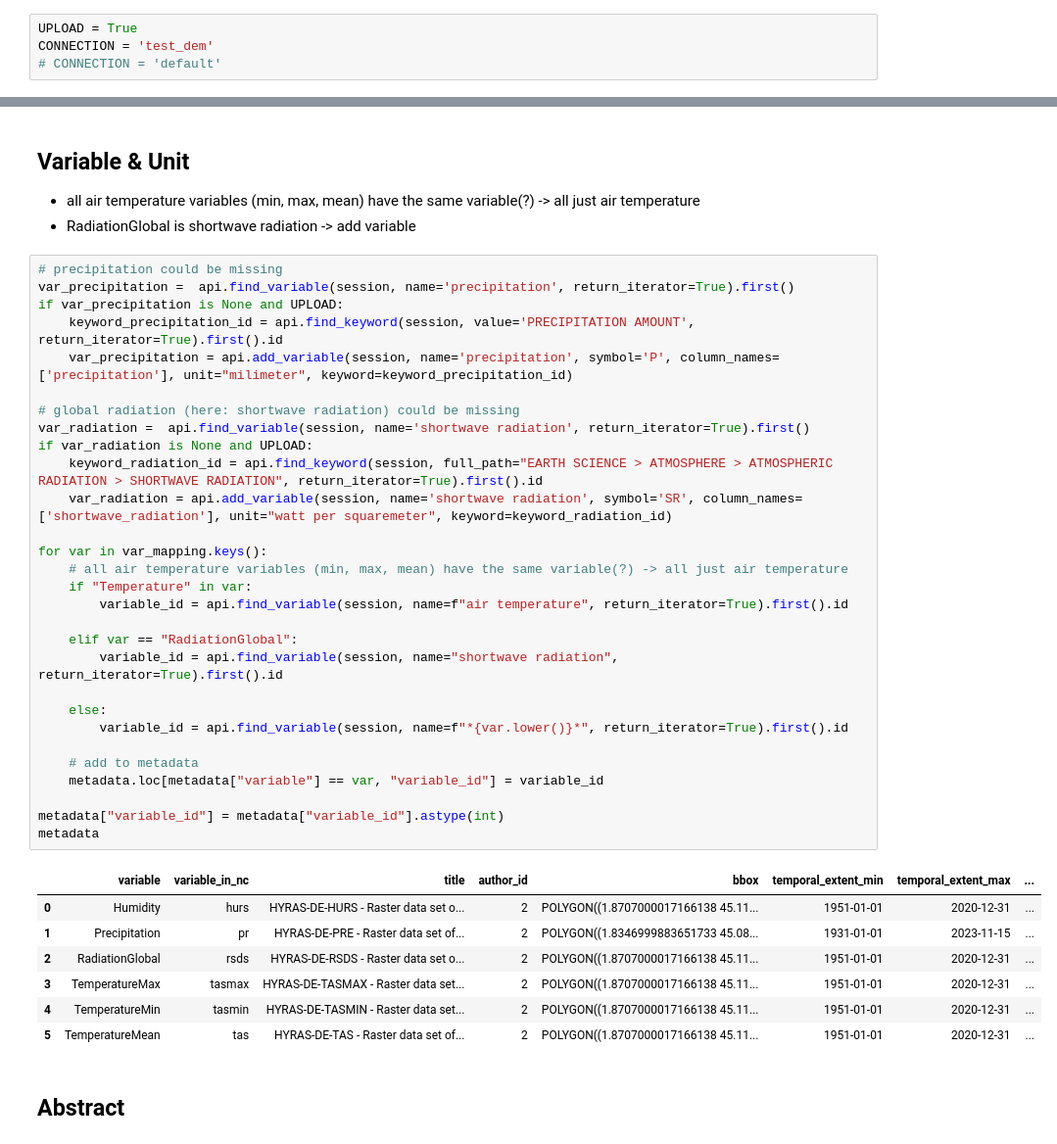
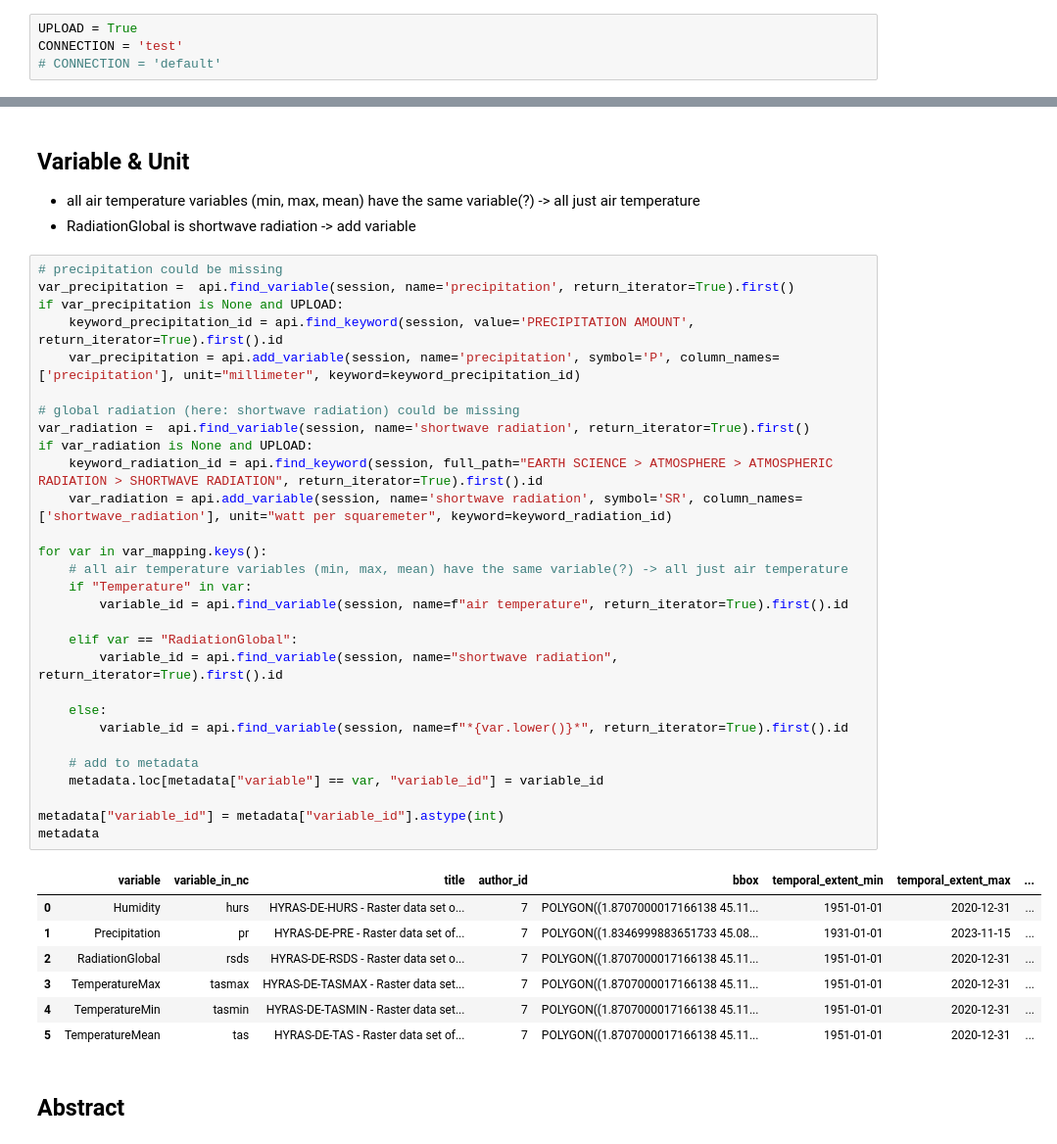
Before and after one commit to VForWaTer/scripts, a Jupyter notebook: hyras/upload_hyras.ipynb, the cells around one changed output, grey strips where cells are left out. Shown at 98% size. Saved outputs shown, nothing was run; the diff lists cells and outputs as text.

```diff
--- a/hyras/upload_hyras.ipynb
+++ b/hyras/upload_hyras.ipynb
@@ -8,6 +9,6 @@ import datetime
 # %%
 UPLOAD = True
-CONNECTION = 'test_dem'
+CONNECTION = 'test'
 # CONNECTION = 'default'
 # %%
 session = api.connect_database(CONNECTION)
@@ -238,40 +239,40 @@ metadata["license_id"] = license.id
 # %%
 # precipitation could be missing
 var_precipitation =  api.find_variable(session, name='precipitation', return_iterator=True).first()
 if var_precipitation is None and UPLOAD:
     keyword_precipitation_id = api.find_keyword(session, value='PRECIPITATION AMOUNT', return_iterator=True).first().id
-    var_precipitation = api.add_variable(session, name='precipitation', symbol='P', column_names=['precipitation'], unit="milimeter", keyword=keyword_precipitation_id)
+    var_precipitation = api.add_variable(session, name='precipitation', symbol='P', column_names=['precipitation'], unit="millimeter", keyword=keyword_precipitation_id)
 
 # global radiation (here: shortwave radiation) could be missing
 var_radiation =  api.find_variable(session, name='shortwave radiation', return_iterator=True).first()
 if var_radiation is None and UPLOAD:
     keyword_radiation_id = api.find_keyword(session, full_path="EARTH SCIENCE > ATMOSPHERE > ATMOSPHERIC RADIATION > SHORTWAVE RADIATION", return_iterator=True).first().id
     var_radiation = api.add_variable(session, name='shortwave radiation', symbol='SR', column_names=['shortwave_radiation'], unit="watt per squaremeter", keyword=keyword_radiation_id)
 
 for var in var_mapping.keys():
     # all air temperature variables (min, max, mean) have the same variable(?) -> all just air temperature
     if "Temperature" in var:
         variable_id = api.find_variable(session, name=f"air temperature", return_iterator=True).first().id
 
     elif var == "RadiationGlobal":
         variable_id = api.find_variable(session, name="shortwave radiation", return_iterator=True).first().id
 
     else:
         variable_id = api.find_variable(session, name=f"*{var.lower()}*", return_iterator=True).first().id
 
     # add to metadata
     metadata.loc[metadata["variable"] == var, "variable_id"] = variable_id
 
 metadata["variable_id"] = metadata["variable_id"].astype(int)
 metadata
 # %% [output]
 |  | variable | variable_in_nc | title | author_id | bbox | temporal_extent_min | temporal_extent_max | ... |
-| 0 | Humidity | hurs | HYRAS-DE-HURS - Raster data set o... | 2 | POLYGON((1.8707000017166138 45.11... | 1951-01-01 | 2020-12-31 | ... |
-| 1 | Precipitation | pr | HYRAS-DE-PRE - Raster data set of... | 2 | POLYGON((1.8346999883651733 45.08... | 1931-01-01 | 2023-11-15 | ... |
-| 2 | RadiationGlobal | rsds | HYRAS-DE-RSDS - Raster data set o... | 2 | POLYGON((1.8707000017166138 45.11... | 1951-01-01 | 2020-12-31 | ... |
-| 3 | TemperatureMax | tasmax | HYRAS-DE-TASMAX - Raster data set... | 2 | POLYGON((1.8707000017166138 45.11... | 1951-01-01 | 2020-12-31 | ... |
-| 4 | TemperatureMin | tasmin | HYRAS-DE-TASMIN - Raster data set... | 2 | POLYGON((1.8707000017166138 45.11... | 1951-01-01 | 2020-12-31 | ... |
-| 5 | TemperatureMean | tas | HYRAS-DE-TAS - Raster data set of... | 2 | POLYGON((1.8707000017166138 45.11... | 1951-01-01 | 2020-12-31 | ... |
+| 0 | Humidity | hurs | HYRAS-DE-HURS - Raster data set o... | 7 | POLYGON((1.8707000017166138 45.11... | 1951-01-01 | 2020-12-31 | ... |
+| 1 | Precipitation | pr | HYRAS-DE-PRE - Raster data set of... | 7 | POLYGON((1.8346999883651733 45.08... | 1931-01-01 | 2023-11-15 | ... |
+| 2 | RadiationGlobal | rsds | HYRAS-DE-RSDS - Raster data set o... | 7 | POLYGON((1.8707000017166138 45.11... | 1951-01-01 | 2020-12-31 | ... |
+| 3 | TemperatureMax | tasmax | HYRAS-DE-TASMAX - Raster data set... | 7 | POLYGON((1.8707000017166138 45.11... | 1951-01-01 | 2020-12-31 | ... |
+| 4 | TemperatureMin | tasmin | HYRAS-DE-TASMIN - Raster data set... | 7 | POLYGON((1.8707000017166138 45.11... | 1951-01-01 | 2020-12-31 | ... |
+| 5 | TemperatureMean | tas | HYRAS-DE-TAS - Raster data set of... | 7 | POLYGON((1.8707000017166138 45.11... | 1951-01-01 | 2020-12-31 | ... |
 # %% [markdown]
 ## Abstract
 # %%
```
Also changed, not shown: parts of 16 cells of this notebook.
